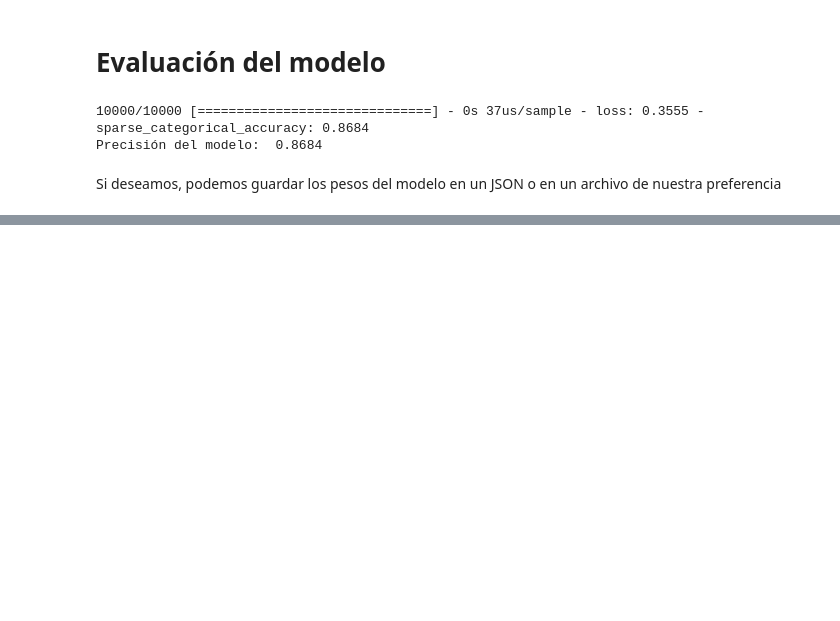
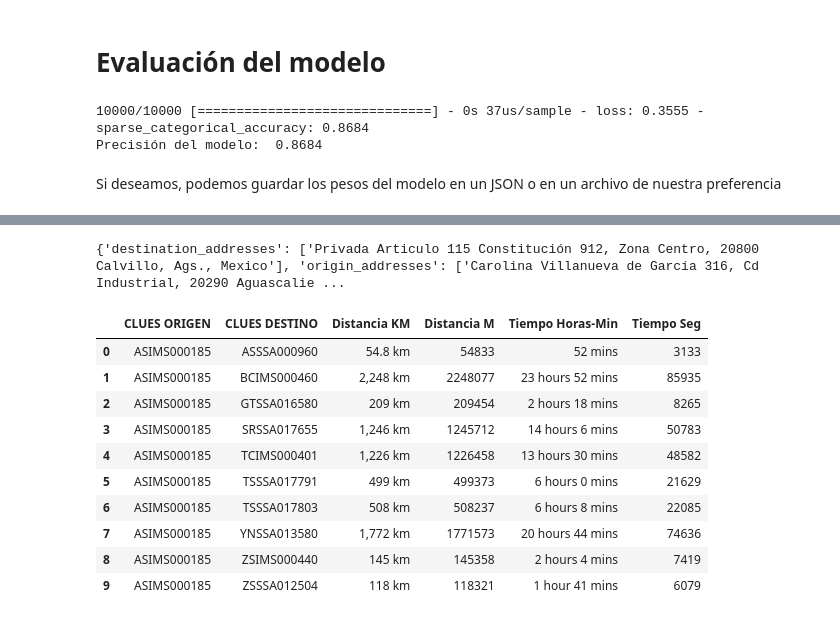
Before and after one commit to SamArtGS/Curso-Python, a Jupyter notebook: Teoría/Avanzado/El lenguaje de programación Python - Avanzado.ipynb, the cells around one changed output, grey strips where cells are left out. Saved outputs shown, nothing was run; the diff lists cells and outputs as text; code cells hidden in the pictures; blank space fills up the shorter version.

```diff
--- a/Teoría/Avanzado/El lenguaje de programación Python - Avanzado.ipynb
+++ b/Teoría/Avanzado/El lenguaje de programación Python - Avanzado.ipynb
@@ -1279,0 +1294,9 @@ Si deseamos, podemos guardar los pesos del modelo en un JSON o en un archivo de
+# %%
+import pandas as pd
+
+import folium
+import googlemaps
+import gmaps
+
+clinicas = pd.read_csv('ConsultasGmaps.csv', sep=',',encoding='utf_8',dtype="unicode")
+clinicas
@@ -1279,0 +1332,13 @@ Si deseamos, podemos guardar los pesos del modelo en un JSON o en un archivo de
+# %%
+gmaps.configure(api_key="AIzaSyCaEFgabVDlUztxMCOfeGo3FmCpQvskmWc")
+APIGoogleMaps = googlemaps.Client(key='AIzaSyCaEFgabVDlUztxMCOfeGo3FmCpQvskmWc')
+# %%
+figura = gmaps.figure()
+
+for x in range(len(clinicas)):
+    if float(clinicas.iloc[x].LATITUD)==21.835575 and float(clinicas.iloc[x].LONGITUD) == -102.284527:
+        continue
+    RUTA = gmaps.directions_layer((21.835575,-102.284527), (float(clinicas.iloc[x].LATITUD), float(clinicas.iloc[x].LONGITUD)))
+    figura.add_layer(RUTA)
+
+figura
@@ -1279,0 +1347,35 @@ Si deseamos, podemos guardar los pesos del modelo en un JSON o en un archivo de
+# %%
+request = APIGoogleMaps.distance_matrix((float(clinicas.iloc[0].LATITUD),float(clinicas.iloc[0].LONGITUD)), (float(clinicas.iloc[1].LATITUD), float(clinicas.iloc[1].LONGITUD)))
+print(request)
+# %% [output]
+{'destination_addresses': ['Privada Articulo 115 Constitución 912, Zona Centro, 20800 Calvillo, Ags., Mexico'], 'origin_addresses': ['Carolina Villanueva de García 316, Cd Industrial, 20290 Aguascalie ...
+# %%
+listaLugares = []
+listaLugares.clear()
+
+centro = (21.835575,-102.284527)
+
+for x in range(len(clinicas)):
+    if float(clinicas.iloc[x].LATITUD)==21.835575 and float(clinicas.iloc[x].LONGITUD) == -102.284527:
+        continue
+    destino = (float(clinicas.iloc[x].LATITUD), float(clinicas.iloc[x].LONGITUD))
+    request = APIGoogleMaps.distance_matrix((21.835575,-102.284527), destino)
+    distanciaKM = request["rows"][0]["elements"][0]["distance"]["text"]
+    distanciaM = request["rows"][0]["elements"][0]["distance"]["value"]
+    tiempoMinH = request["rows"][0]["elements"][0]["duration"]["text"]
+    tiempoRealSeg = request["rows"][0]["elements"][0]["duration"]["value"]
+    listaLugares.append([clinicas.iloc[0].CLUES,clinicas.iloc[x].CLUES,distanciaKM,distanciaM,tiempoMinH,tiempoRealSeg])
+Distancias = pd.DataFrame(listaLugares, columns=["CLUES ORIGEN","CLUES DESTINO","Distancia KM","Distancia M","Tiempo Horas-Min","Tiempo Seg"])
+Distancias
+# %% [output]
+|  | CLUES ORIGEN | CLUES DESTINO | Distancia KM | Distancia M | Tiempo Horas-Min | Tiempo Seg |
+| 0 | ASIMS000185 | ASSSA000960 | 54.8 km | 54833 | 52 mins | 3133 |
+| 1 | ASIMS000185 | BCIMS000460 | 2,248 km | 2248077 | 23 hours 52 mins | 85935 |
+| 2 | ASIMS000185 | GTSSA016580 | 209 km | 209454 | 2 hours 18 mins | 8265 |
+| 3 | ASIMS000185 | SRSSA017655 | 1,246 km | 1245712 | 14 hours 6 mins | 50783 |
+| 4 | ASIMS000185 | TCIMS000401 | 1,226 km | 1226458 | 13 hours 30 mins | 48582 |
+| 5 | ASIMS000185 | TSSSA017791 | 499 km | 499373 | 6 hours 0 mins | 21629 |
+| 6 | ASIMS000185 | TSSSA017803 | 508 km | 508237 | 6 hours 8 mins | 22085 |
+| 7 | ASIMS000185 | YNSSA013580 | 1,772 km | 1771573 | 20 hours 44 mins | 74636 |
+| 8 | ASIMS000185 | ZSIMS000440 | 145 km | 145358 | 2 hours 4 mins | 7419 |
+| 9 | ASIMS000185 | ZSSSA012504 | 118 km | 118321 | 1 hour 41 mins | 6079 |
```
Also changed, not shown: parts of 11 cells of this notebook, 5 other files.
